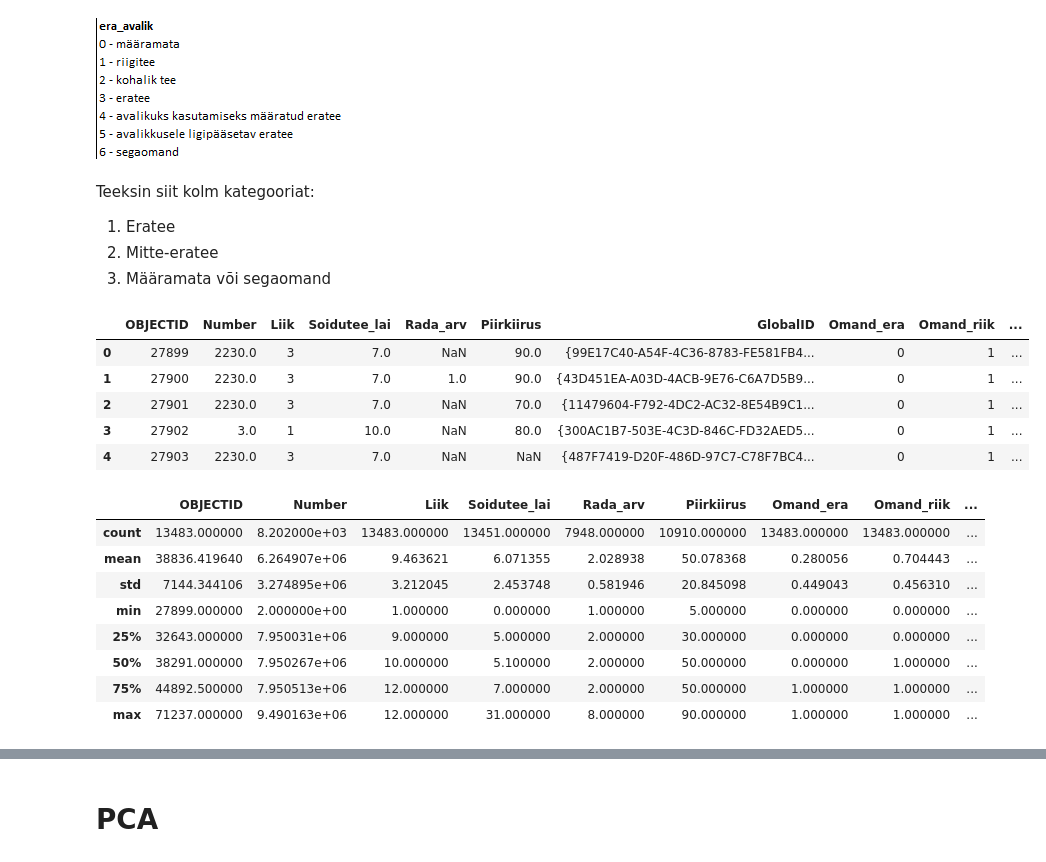
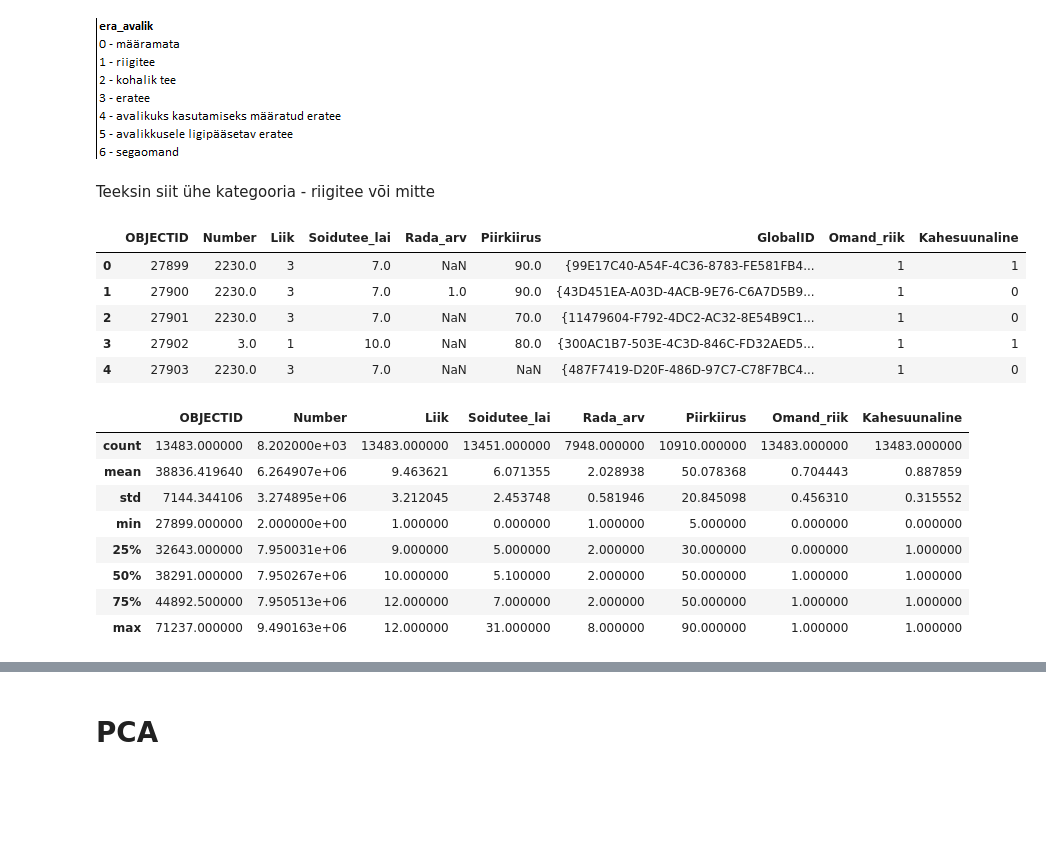
Before and after one commit to m-tarro/ml2022-project, a Jupyter notebook: ML_Project_(P14).ipynb, the cells around one changed output, grey strips where cells are left out. Saved outputs shown, nothing was run; the diff lists cells and outputs as text; code cells hidden in the pictures; blank space fills up the shorter version.

```diff
--- a/ML_Project_(P14).ipynb
+++ b/ML_Project_(P14).ipynb
@@ -536,6 +536,8 @@ dtype: object
 for col in cols:
   if df_numeric[col].dtypes == 'category':
     df_numeric[col] = df_numeric[col].astype('Int8')
+
+df_numeric['Suunalisus'] = df_numeric['Suunalisus'].astype('Int8')
 # %% [output]
 A value is trying to be set on a copy of a slice from a DataFrame.
 Try using .loc[row_indexer,col_indexer] = value instead
@@ -563,41 +565,35 @@ df_one_hot.head()
 | 4 | 27903 | 2230.0 | 3 | 7.0 | NaN | NaN | {487F7419-D20F-486D-97C7-C78F7BC4... | 0 | 1 | ... |
 # %% [markdown]
 ![image.png](embedded-picture-1)
-# %% [markdown]
-Teeksin siit kolm kategooriat:
-1) Eratee
-2) Mitte-eratee
-3) Määramata või segaomand
+# %% [markdown]
+Teeksin siit ühe kategooria - riigitee või mitte
 # %%
-df_one_hot['Omand_era'] = df_one_hot['Era_avalik_3']
 df_one_hot['Omand_riik'] = df_one_hot['Era_avalik_1'] + df_one_hot['Era_avalik_2']
-df_one_hot['Omand_määramata_sega'] = df_one_hot['Era_avalik_0'] + df_one_hot['Era_avalik_6']
+
 
 df_one_hot['Kahesuunaline'] = df_one_hot['Suunalisus_0']
-df_one_hot['Ühesuunaline'] = df_one_hot['Suunalisus_1']
-
 
 df_one_hot = df_one_hot.drop(['Era_avalik_0','Era_avalik_1', 'Era_avalik_2', 'Era_avalik_3', 'Era_avalik_6', 'Suunalisus_0', 'Suunalisus_1'], axis=1)
 df_one_hot.head()
 # %% [output]
-|  | OBJECTID | Number | Liik | Soidutee_lai | Rada_arv | Piirkiirus | GlobalID | Omand_era | Omand_riik | ... |
-| 0 | 27899 | 2230.0 | 3 | 7.0 | NaN | 90.0 | {99E17C40-A54F-4C36-8783-FE581FB4... | 0 | 1 | ... |
-| 1 | 27900 | 2230.0 | 3 | 7.0 | 1.0 | 90.0 | {43D451EA-A03D-4ACB-9E76-C6A7D5B9... | 0 | 1 | ... |
-| 2 | 27901 | 2230.0 | 3 | 7.0 | NaN | 70.0 | {11479604-F792-4DC2-AC32-8E54B9C1... | 0 | 1 | ... |
-| 3 | 27902 | 3.0 | 1 | 10.0 | NaN | 80.0 | {300AC1B7-503E-4C3D-846C-FD32AED5... | 0 | 1 | ... |
-| 4 | 27903 | 2230.0 | 3 | 7.0 | NaN | NaN | {487F7419-D20F-486D-97C7-C78F7BC4... | 0 | 1 | ... |
+|  | OBJECTID | Number | Liik | Soidutee_lai | Rada_arv | Piirkiirus | GlobalID | Omand_riik | Kahesuunaline |
+| 0 | 27899 | 2230.0 | 3 | 7.0 | NaN | 90.0 | {99E17C40-A54F-4C36-8783-FE581FB4... | 1 | 1 |
+| 1 | 27900 | 2230.0 | 3 | 7.0 | 1.0 | 90.0 | {43D451EA-A03D-4ACB-9E76-C6A7D5B9... | 1 | 0 |
+| 2 | 27901 | 2230.0 | 3 | 7.0 | NaN | 70.0 | {11479604-F792-4DC2-AC32-8E54B9C1... | 1 | 0 |
+| 3 | 27902 | 3.0 | 1 | 10.0 | NaN | 80.0 | {300AC1B7-503E-4C3D-846C-FD32AED5... | 1 | 1 |
+| 4 | 27903 | 2230.0 | 3 | 7.0 | NaN | NaN | {487F7419-D20F-486D-97C7-C78F7BC4... | 1 | 0 |
 # %%
 df_one_hot.describe()
 # %% [output]
-|  | OBJECTID | Number | Liik | Soidutee_lai | Rada_arv | Piirkiirus | Omand_era | Omand_riik | ... |
-| count | 13483.000000 | 8.202000e+03 | 13483.000000 | 13451.000000 | 7948.000000 | 10910.000000 | 13483.000000 | 13483.000000 | ... |
-| mean | 38836.419640 | 6.264907e+06 | 9.463621 | 6.071355 | 2.028938 | 50.078368 | 0.280056 | 0.704443 | ... |
-| std | 7144.344106 | 3.274895e+06 | 3.212045 | 2.453748 | 0.581946 | 20.845098 | 0.449043 | 0.456310 | ... |
-| min | 27899.000000 | 2.000000e+00 | 1.000000 | 0.000000 | 1.000000 | 5.000000 | 0.000000 | 0.000000 | ... |
-| 25% | 32643.000000 | 7.950031e+06 | 9.000000 | 5.000000 | 2.000000 | 30.000000 | 0.000000 | 0.000000 | ... |
-| 50% | 38291.000000 | 7.950267e+06 | 10.000000 | 5.100000 | 2.000000 | 50.000000 | 0.000000 | 1.000000 | ... |
-| 75% | 44892.500000 | 7.950513e+06 | 12.000000 | 7.000000 | 2.000000 | 50.000000 | 1.000000 | 1.000000 | ... |
-| max | 71237.000000 | 9.490163e+06 | 12.000000 | 31.000000 | 8.000000 | 90.000000 | 1.000000 | 1.000000 | ... |
+|  | OBJECTID | Number | Liik | Soidutee_lai | Rada_arv | Piirkiirus | Omand_riik | Kahesuunaline |
+| count | 13483.000000 | 8.202000e+03 | 13483.000000 | 13451.000000 | 7948.000000 | 10910.000000 | 13483.000000 | 13483.000000 |
+| mean | 38836.419640 | 6.264907e+06 | 9.463621 | 6.071355 | 2.028938 | 50.078368 | 0.704443 | 0.887859 |
+| std | 7144.344106 | 3.274895e+06 | 3.212045 | 2.453748 | 0.581946 | 20.845098 | 0.456310 | 0.315552 |
+| min | 27899.000000 | 2.000000e+00 | 1.000000 | 0.000000 | 1.000000 | 5.000000 | 0.000000 | 0.000000 |
+| 25% | 32643.000000 | 7.950031e+06 | 9.000000 | 5.000000 | 2.000000 | 30.000000 | 0.000000 | 1.000000 |
+| 50% | 38291.000000 | 7.950267e+06 | 10.000000 | 5.100000 | 2.000000 | 50.000000 | 1.000000 | 1.000000 |
+| 75% | 44892.500000 | 7.950513e+06 | 12.000000 | 7.000000 | 2.000000 | 50.000000 | 1.000000 | 1.000000 |
+| max | 71237.000000 | 9.490163e+06 | 12.000000 | 31.000000 | 8.000000 | 90.000000 | 1.000000 | 1.000000 |
 # %%
 from sklearn.impute import KNNImputer
 
```
Also changed, not shown: parts of 14 cells of this notebook.
